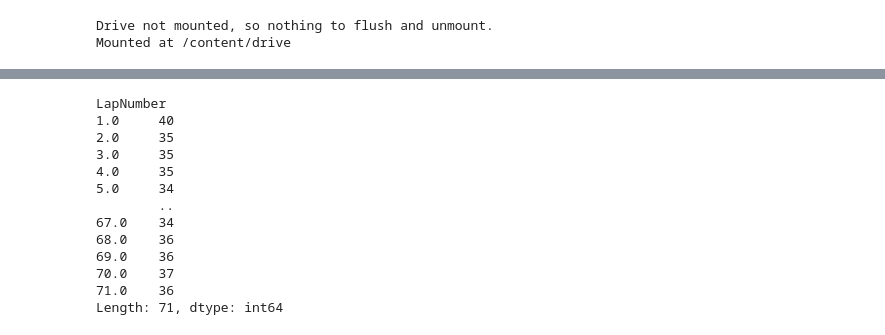
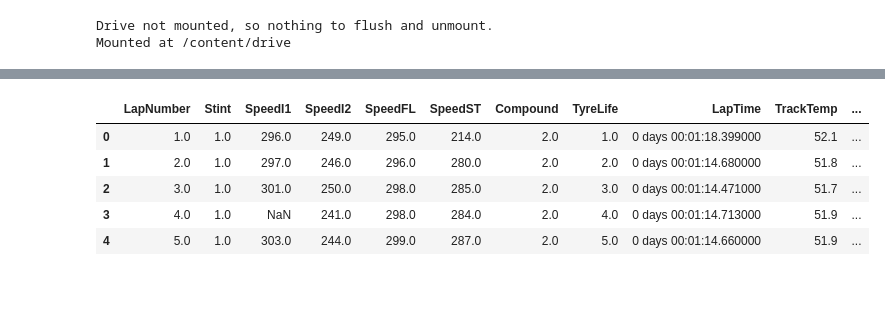
Before and after one commit to vicmcl/ml-laptime, a Jupyter notebook: ml_laptime/notebook/train.ipynb, the cells around one changed output, grey strips where cells are left out. Drawn from its saved outputs; the diff is of its cells as text; code cells hidden in the pictures; blank space fills up the shorter version.

```diff
--- a/ml_laptime/notebook/train.ipynb
+++ b/ml_laptime/notebook/train.ipynb
@@ -97,16 +127,5 @@ gear_shifts = telemetry_with_laps.groupby('LapNumber').apply(
-# %%
-gear_shifts
-# %% [output]
-LapNumber
-1.0     40
-2.0     35
-3.0     35
-4.0     35
-5.0     34
-        ..
-67.0    34
-68.0    36
-69.0    36
-70.0    37
-71.0    36
-Length: 71, dtype: int64
+# %%
+weather_data = session['weather']
+# %%
+weather_column = ['Time', 'TrackTemp', 'WindSpeed']
+weather_data = weather_data[weather_column]
@@ -112,0 +135,9 @@ Length: 71, dtype: int64
+# %%
+merged_data.head()
+# %% [output]
+|  | LapNumber | Stint | SpeedI1 | SpeedI2 | SpeedFL | SpeedST | Compound | TyreLife | LapTime | TrackTemp | ... |
+| 0 | 1.0 | 1.0 | 296.0 | 249.0 | 295.0 | 214.0 | 2.0 | 1.0 | 0 days 00:01:18.399000 | 52.1 | ... |
+| 1 | 2.0 | 1.0 | 297.0 | 246.0 | 296.0 | 280.0 | 2.0 | 2.0 | 0 days 00:01:14.680000 | 51.8 | ... |
+| 2 | 3.0 | 1.0 | 301.0 | 250.0 | 298.0 | 285.0 | 2.0 | 3.0 | 0 days 00:01:14.471000 | 51.7 | ... |
+| 3 | 4.0 | 1.0 | NaN | 241.0 | 298.0 | 284.0 | 2.0 | 4.0 | 0 days 00:01:14.713000 | 51.9 | ... |
+| 4 | 5.0 | 1.0 | 303.0 | 244.0 | 299.0 | 287.0 | 2.0 | 5.0 | 0 days 00:01:14.660000 | 51.9 | ... |
```
Also changed, not shown: parts of 25 cells of this notebook.
